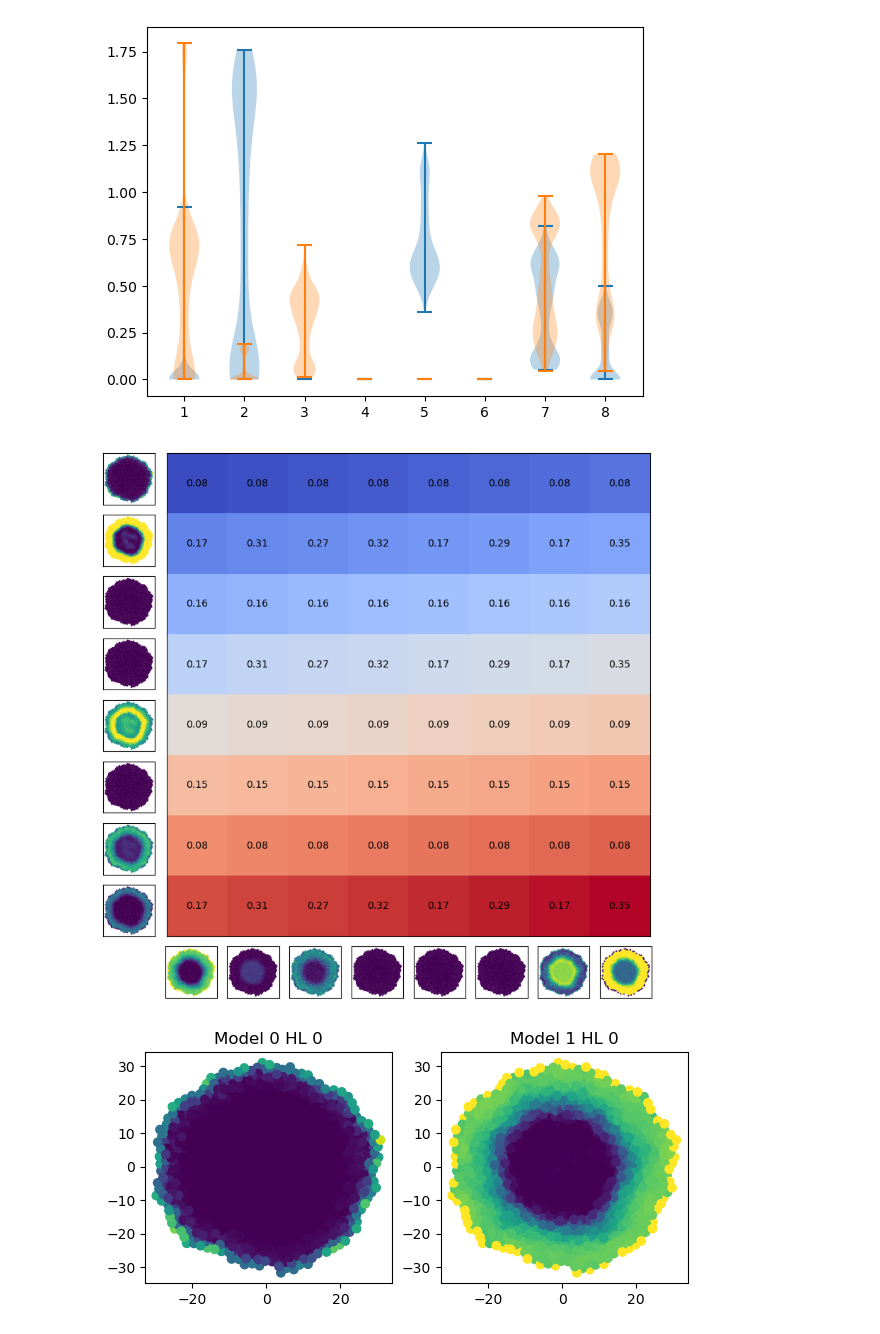
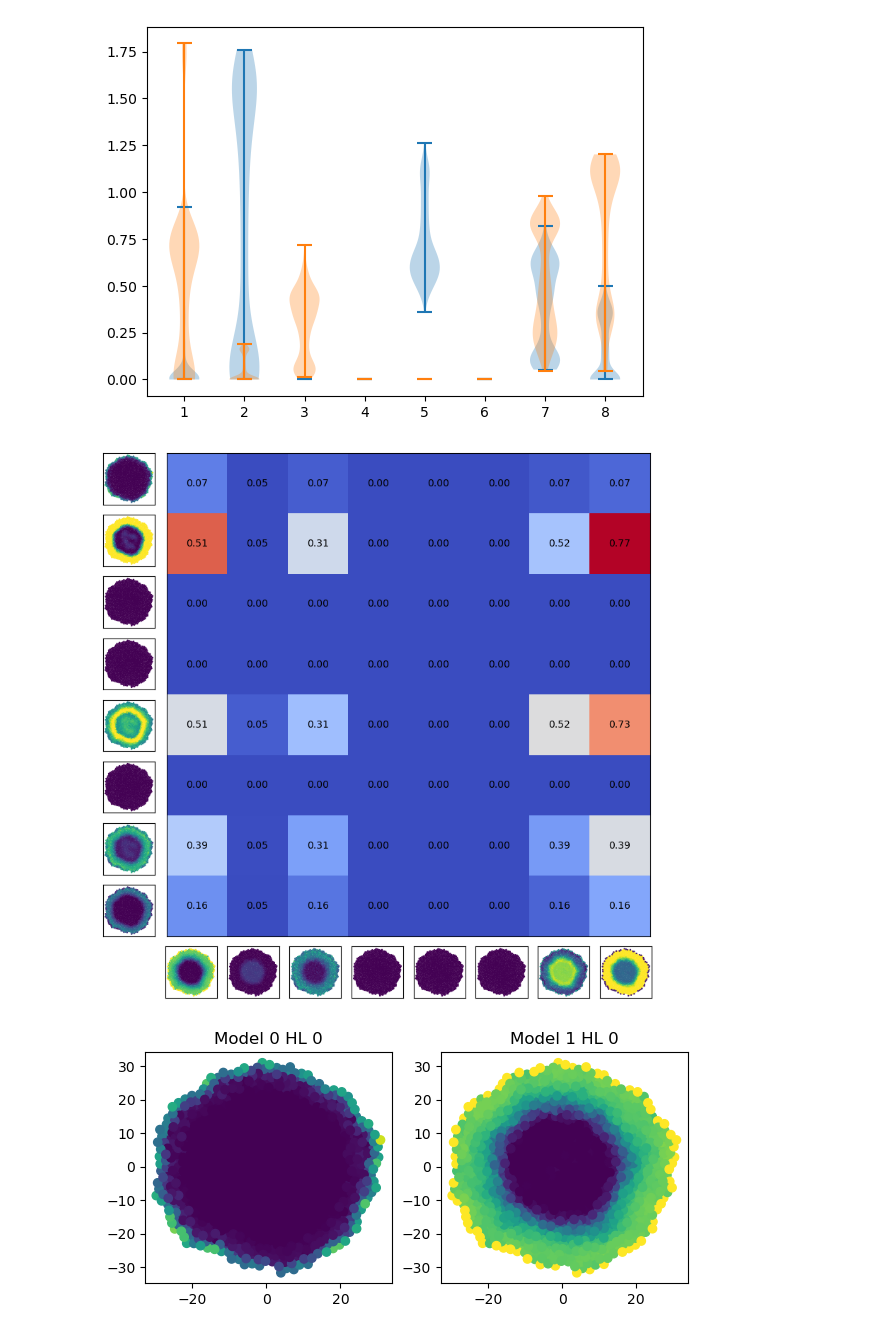
Before and after one commit to JakobSchauser/PhD, a Jupyter notebook: code/NCAs/analyze_and_compare.ipynb, the cells around one changed output. Saved outputs shown, nothing was run; the diff lists cells and outputs as text; code cells hidden in the pictures.

```diff
--- a/code/NCAs/analyze_and_compare.ipynb
+++ b/code/NCAs/analyze_and_compare.ipynb
@@ -77,37 +77,37 @@ np.moveaxis(d, 2, 1).shape
 # shape (2, 8, 1000)
 # make correlation matrix
 
 correlations = np.zeros((8,8))
 mags = np.zeros((8,8))
 for i in range(8):
     for j in range(8):
-        corr = np.dot(d[0,i,:], d[1,j,:])
-        correlations[i,j] = i*10+j
-        mags[i,j] = min(np.mean(np.abs(d[0,i,:])), np.mean(np.abs(d[1,j,:])))
+        corr = np.dot(d[0,:,i], d[1,:,j])
+        correlations[i,j] = corr#i*10+j
+        mags[i,j] = min(np.mean(np.abs(d[0,:,i])), np.mean(np.abs(d[1,:,j])))
 
 
 upper = np.triu(correlations, k=0)
 lower = np.tril(correlations, k=-1)
 
 inner_ax = fig.add_subplot(spec[:-1,1:],)
 
 inner_ax.imshow(correlations, cmap = "coolwarm")
 
 # plot the mags on the imshow
 for i in range(8):
     for j in range(8):
         inner_ax.text(j, i, f"{mags[i,j]:.2f}", ha="center", va="center", color="black")
 
 
 # plt.colorbar()
 inner_ax.set_xticks([])
 inner_ax.set_yticks([])
 
 # fig.tight_layout()
 
 plt.show()
 # %% [output]
-[figure, old version]
+[figure, new version]
 # %%
 # %% [output]
 [figure]
```
Also changed, not shown: 5 other files.
